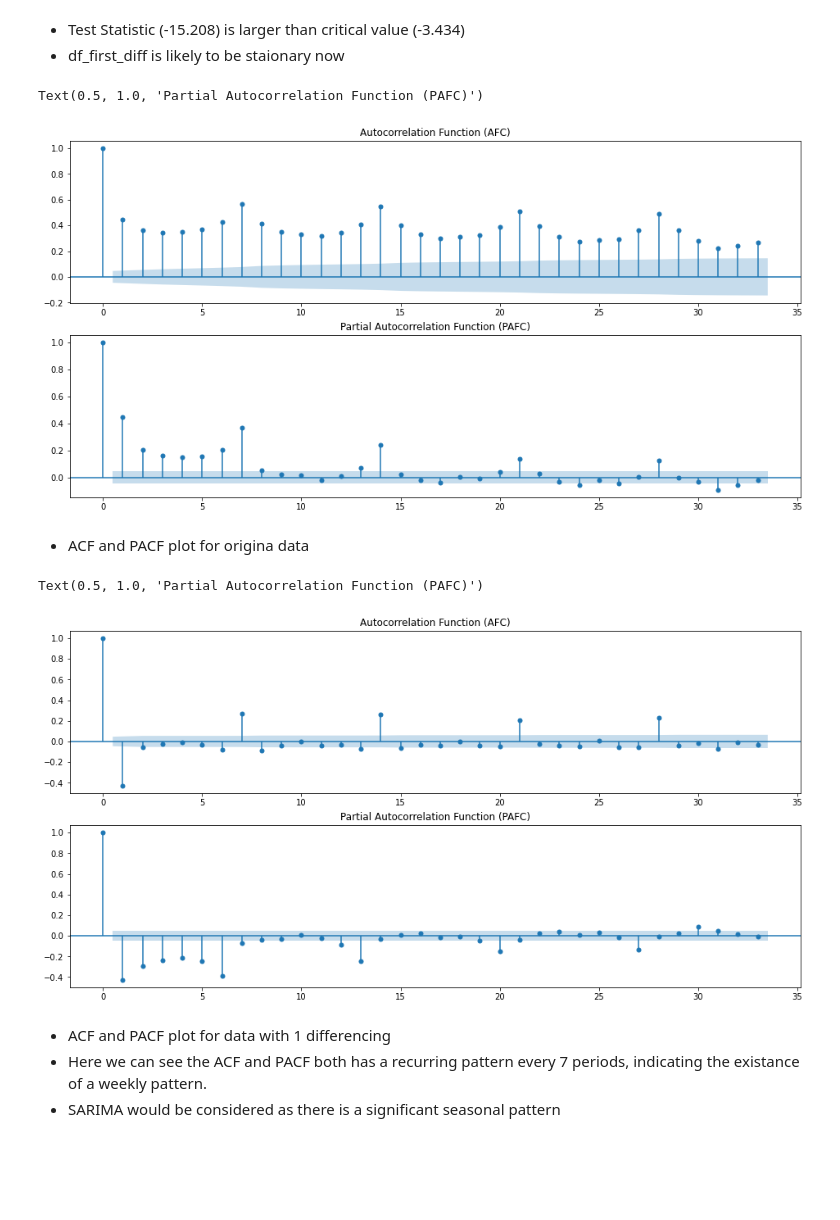
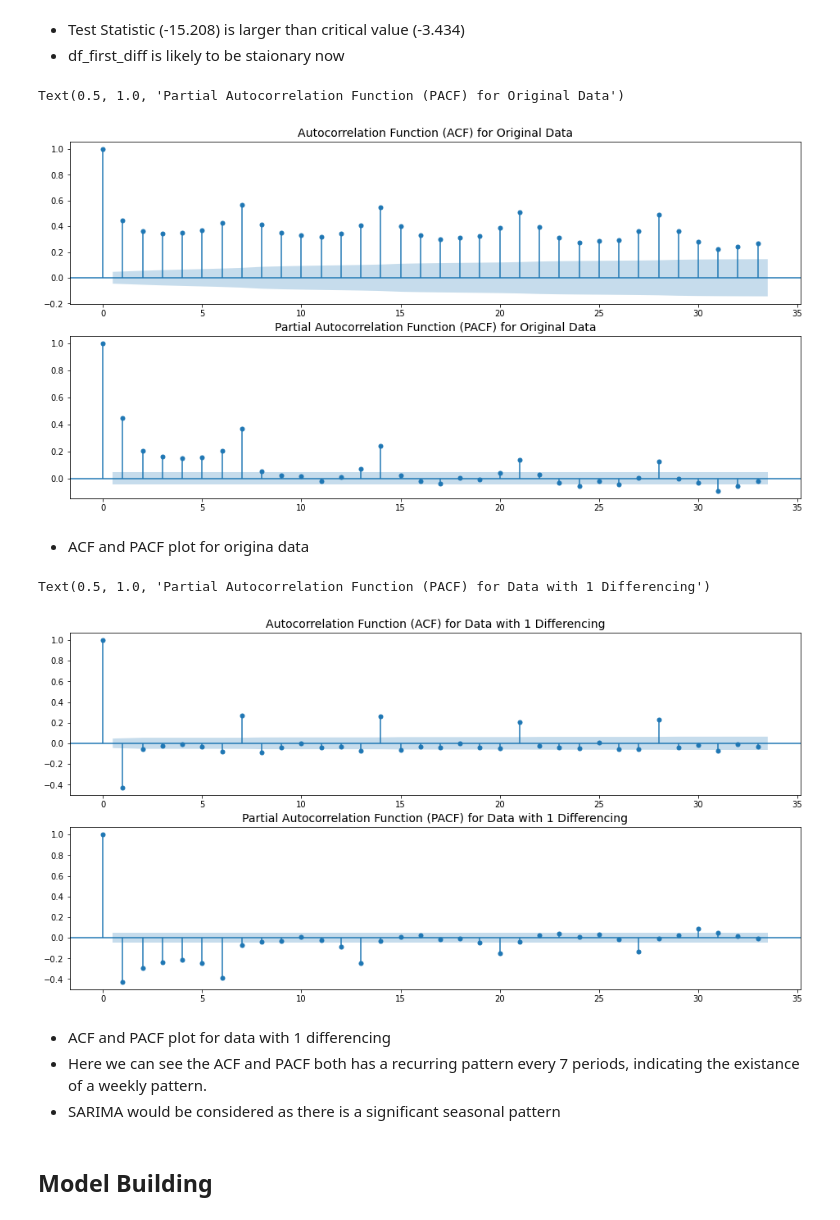
Before and after one commit to KaiFormosa/Sales_Demand_Forecast, a Jupyter notebook: Sales_Demand_Forecast.ipynb, the cells around one changed output. Cells and saved outputs as stored; diff of their text form; code cells hidden in the pictures; blank space fills up the shorter version.

```diff
--- a/Sales_Demand_Forecast.ipynb
+++ b/Sales_Demand_Forecast.ipynb
@@ -222,27 +222,29 @@ dtype: float64
 fig = plt.figure(figsize=(16,8))
 ax1 = fig.add_subplot(211)
 fig = sm.graphics.tsa.plot_acf(df_train.sales, ax=ax1)
-plt.title('Autocorrelation Function (AFC)')
+plt.title('Autocorrelation Function (ACF) for Original Data', fontsize=14)
 ax2 = fig.add_subplot(212)
 fig = sm.graphics.tsa.plot_pacf(df_train.sales, ax=ax2)
-plt.title('Partial Autocorrelation Function (PAFC)')
+plt.title('Partial Autocorrelation Function (PACF) for Original Data', fontsize=14)
 # %% [output]
-Text(0.5, 1.0, 'Partial Autocorrelation Function (PAFC)')
+Text(0.5, 1.0, 'Partial Autocorrelation Function (PACF) for Original Data')
-[figure, old version]
+[figure, new version]
 # %% [markdown]
 - ACF and PACF plot for origina data
 # %%
 fig = plt.figure(figsize=(16,8))
 ax1 = fig.add_subplot(211)
 fig = sm.graphics.tsa.plot_acf(df_first_diff, ax=ax1)
-plt.title('Autocorrelation Function (AFC)')
+plt.title('Autocorrelation Function (ACF) for Data with 1 Differencing', fontsize=14)
 ax2 = fig.add_subplot(212)
 fig = sm.graphics.tsa.plot_pacf(df_first_diff, ax=ax2)
-plt.title('Partial Autocorrelation Function (PAFC)')
+plt.title('Partial Autocorrelation Function (PACF) for Data with 1 Differencing', fontsize=14)
 # %% [output]
-Text(0.5, 1.0, 'Partial Autocorrelation Function (PAFC)')
+Text(0.5, 1.0, 'Partial Autocorrelation Function (PACF) for Data with 1 Differencing')
-[figure, old version]
+[figure, new version]
 # %% [markdown]
 - ACF and PACF plot for data with 1 differencing
 - Here we can see the ACF and PACF both has a recurring pattern every 7 periods, indicating the existance of a weekly pattern.
 - SARIMA would be considered as there is a significant seasonal pattern
+# %% [markdown]
+## Model Building
```
Also changed, not shown: parts of 15 cells of this notebook.
